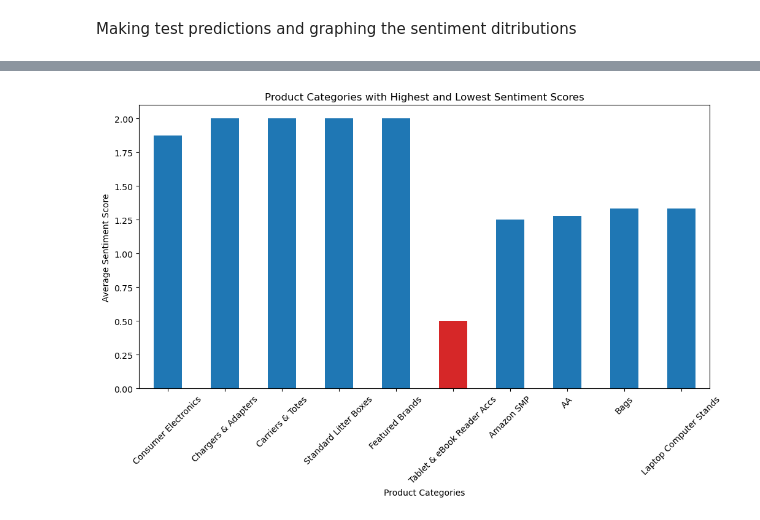
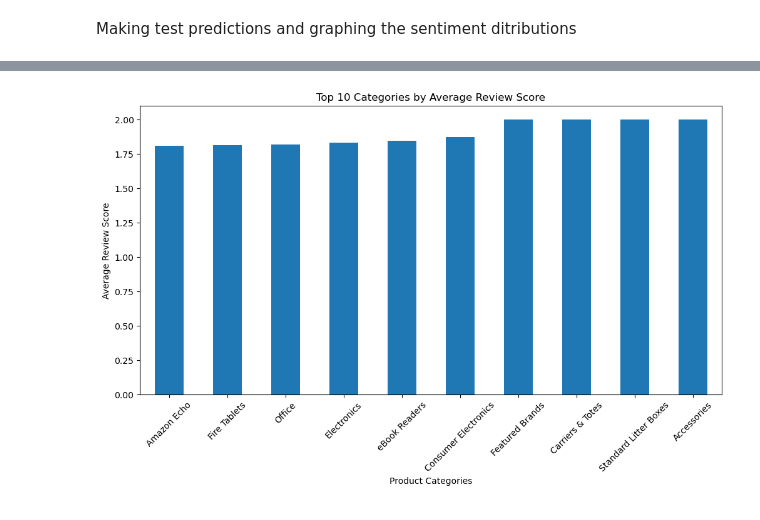
Before and after one commit to lethal254/sentiment_analysis, a Jupyter notebook: main.ipynb, the cells around one changed output, grey strips where cells are left out. Cells and saved outputs as stored; diff of their text form; code cells hidden in the pictures.

```diff
--- a/main.ipynb
+++ b/main.ipynb
@@ -437,24 +434,25 @@ plt.show()
 # %%
 # Split the categories into individual components
 predictedData['main_category'] = predictedData['categories'].apply(lambda x: x.split(',')[0])
 
 # Group by main categories and calculate the average sentiment score
 category_sentiment = predictedData.groupby('main_category')['sentiment_score'].mean().sort_values()
 
 # Get the top and bottom categories
-top_categories = category_sentiment.tail(5)
-bottom_categories = category_sentiment.head(5)
+top_10_categories = category_sentiment.tail(10)
+bottom_10_categories = category_sentiment.head(10)
+
 
 # Combine the top and bottom categories for visualization
-categories_to_plot = pd.concat([top_categories, bottom_categories])
+categories_to_plot = pd.concat([top_10_categories, bottom_10_categories])
 
-# Plotting the bar chart
+# Plotting the top 10 categories bar chart
 plt.figure(figsize=(12, 6))
-categories_to_plot.plot(kind='bar', color=['#1f77b4' if score > 1 else '#d62728' for score in categories_to_plot])
-plt.title('Product Categories with Highest and Lowest Sentiment Scores')
+top_10_categories.plot(kind='bar', color='#1f77b4')
+plt.title('Top 10 Categories by Average Review Score')
 plt.xlabel('Product Categories')
-plt.ylabel('Average Sentiment Score')
+plt.ylabel('Average Review Score')
 plt.xticks(rotation=45)
 plt.show()
 # %% [output]
-[figure, old version]
+[figure, new version]
```
Also changed, not shown: parts of 13 cells of this notebook, 3 other files.
